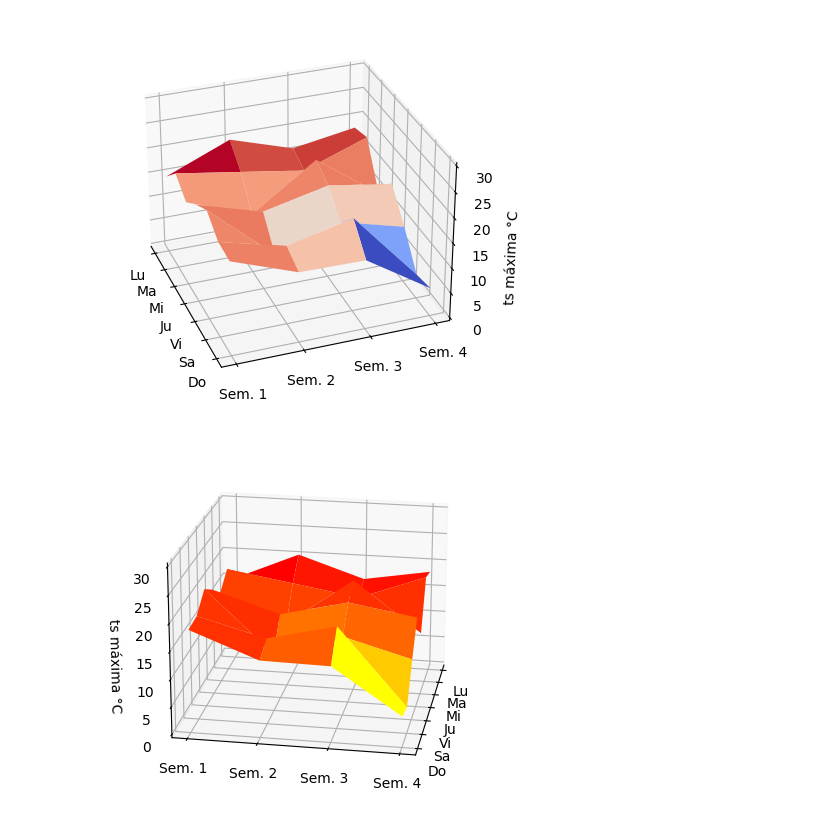
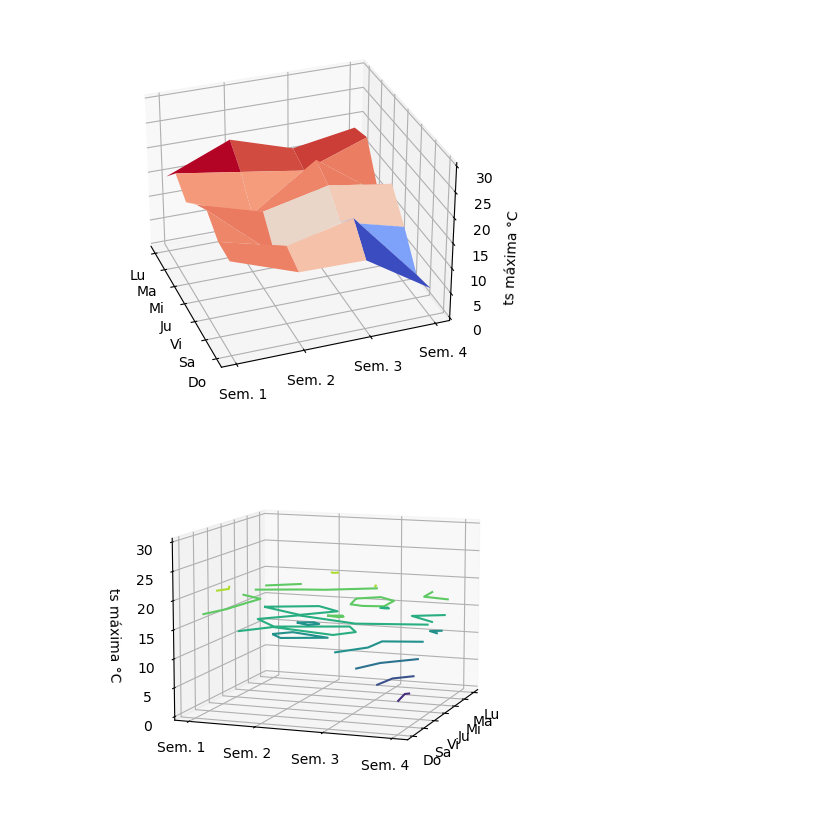
Before and after one commit to Elias-inacap/python.3, a Jupyter notebook: Práctica 7 - Mapas de calor y gráficos 3d con matplotlib.pyplot.ipynb, the cells around one changed output. Cells and saved outputs as stored; diff of their text form; code cells hidden in the pictures.

```diff
--- a/Práctica 7 - Mapas de calor y gráficos 3d con matplotlib.pyplot.ipynb
+++ b/Práctica 7 - Mapas de calor y gráficos 3d con matplotlib.pyplot.ipynb
@@ -228,21 +228,22 @@ plt.show()
 # %%
 import numpy as np
 
 x = [1, 2, 3, 4, 5, 6, 7]
 y = [1, 2, 3, 4]
 
 X, Y = np.meshgrid(x, y)
 
 Z = np.array(delta_mes)
 
 ax = plt.figure().add_subplot(projection='3d')
-ax.plot_surface(X, Y, Z, cmap=cm.autumn_r)
+ax.contour(X, Y, Z)
 
 ax.set_xticks([1, 2, 3, 4, 5, 6, 7], ['Lu', 'Ma', 'Mi', 'Ju', 'Vi', 'Sa', 'Do'] )
 ax.set_yticks([1, 2, 3, 4], ['Sem. 1', 'Sem. 2', 'Sem. 3', 'Sem. 4'] )
 ax.set_zlabel('ts máxima °C')
 ax.set_zlim(0,30)
-ax.view_init(elev=20., azim=10)
+ax.view_init(elev=10., azim=20)
+
 plt.show()
 # %% [output]
-[figure, old version]
+[figure, new version]
```
